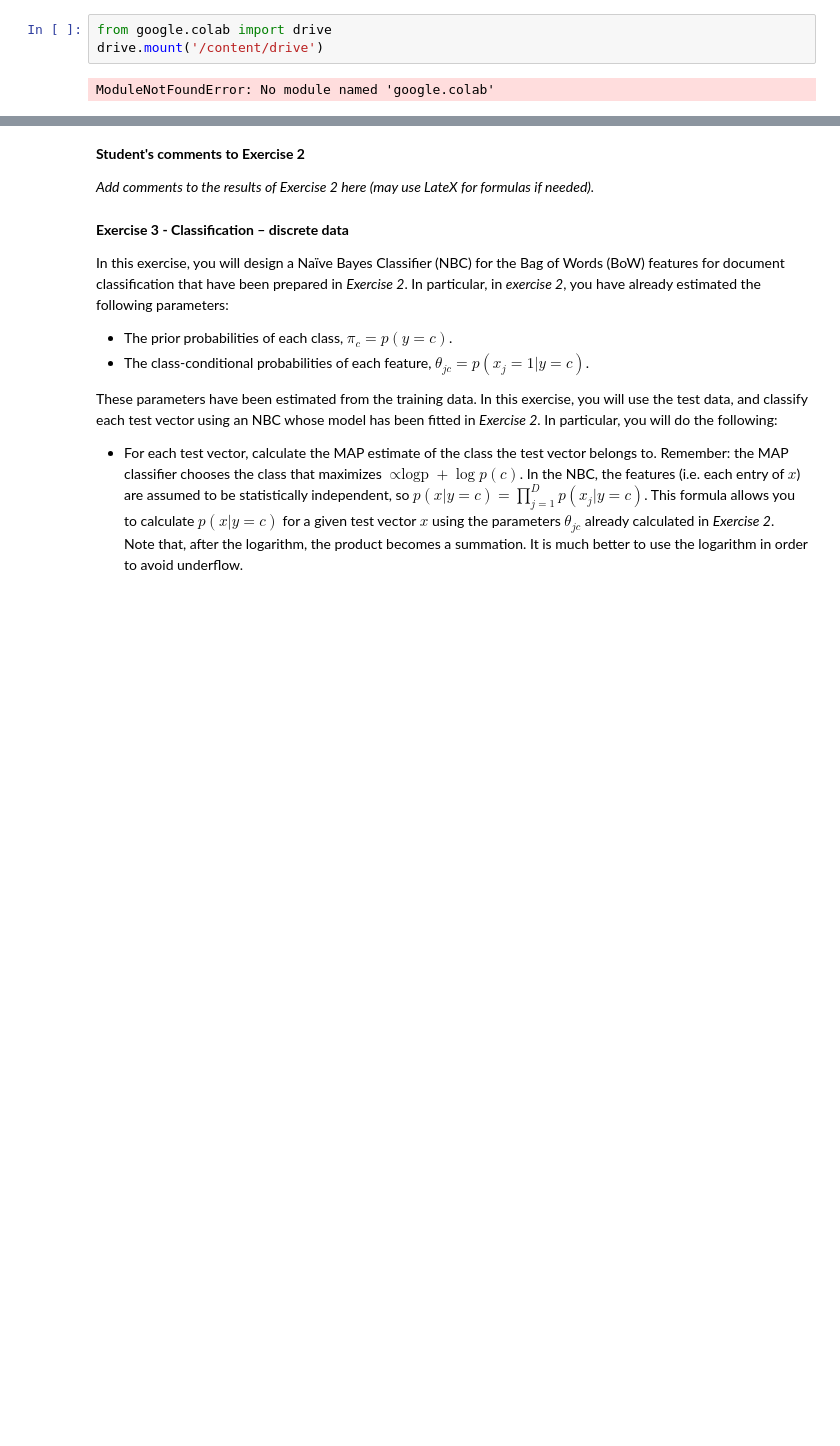
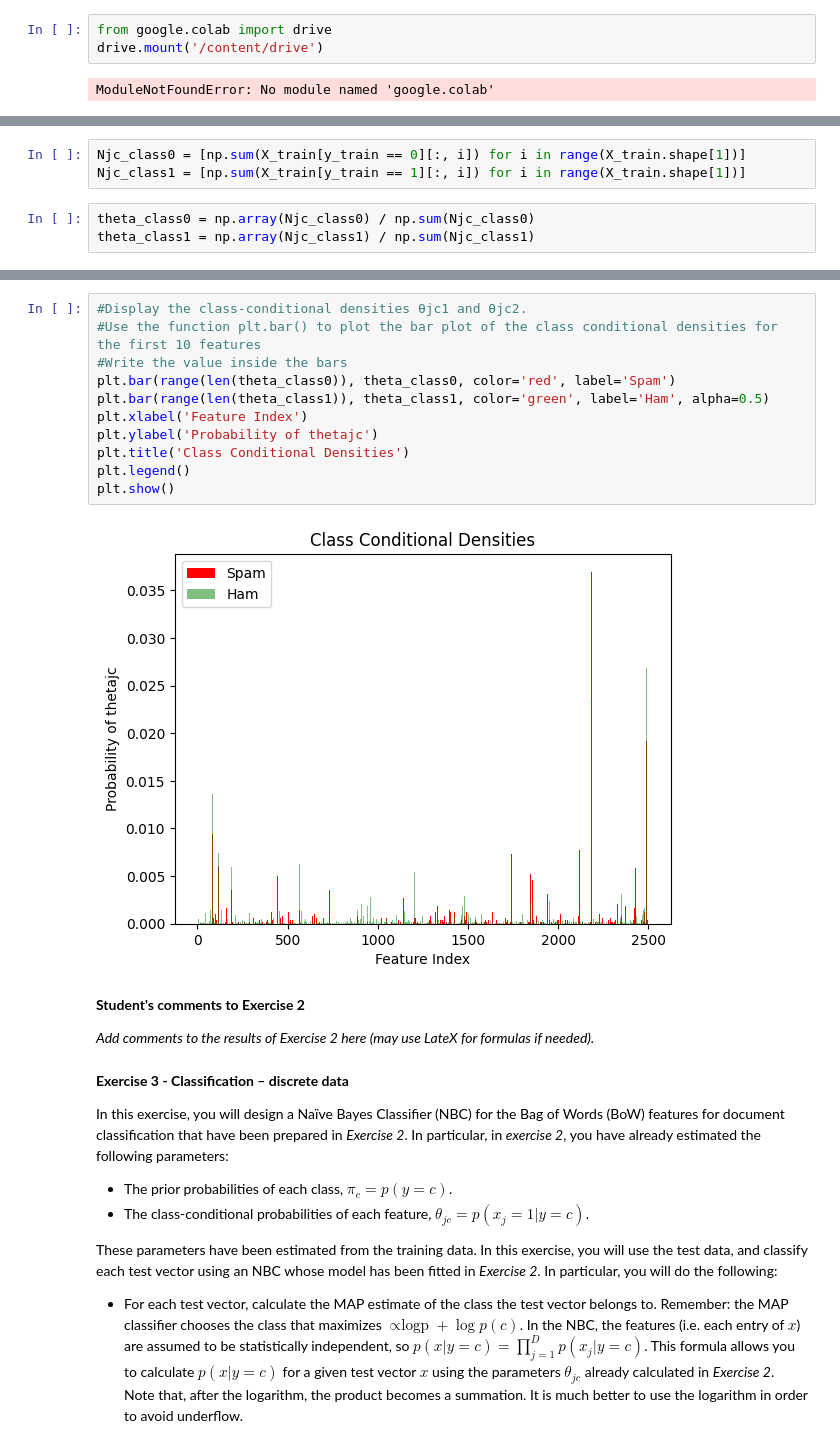
Before and after one commit to A-M-Alizadeh/Statistical-Labs, a Jupyter notebook: Stat Labs/Lab2_v6/Lab2_v6.ipynb, the cells around one changed output, grey strips where cells are left out. Saved outputs shown, nothing was run; the diff lists cells and outputs as text; blank space fills up the shorter version.

```diff
--- a/Stat Labs/Lab2_v6/Lab2_v6.ipynb
+++ b/Stat Labs/Lab2_v6/Lab2_v6.ipynb
@@ -254,0 +253,6 @@ P(Ham): 0.8659368269921034
+# %%
+Njc_class0 = [np.sum(X_train[y_train == 0][:, i]) for i in range(X_train.shape[1])]
+Njc_class1 = [np.sum(X_train[y_train == 1][:, i]) for i in range(X_train.shape[1])]
+# %%
+theta_class0 = np.array(Njc_class0) / np.sum(Njc_class0)
+theta_class1 = np.array(Njc_class1) / np.sum(Njc_class1)
@@ -255,3 +292,16 @@ P(Ham): 0.8659368269921034
+# %%
+#Display the class-conditional densities θjc1 and θjc2.
+#Use the function plt.bar() to plot the bar plot of the class conditional densities for the first 10 features
+#Write the value inside the bars
+plt.bar(range(len(theta_class0)), theta_class0, color='red', label='Spam')
+plt.bar(range(len(theta_class1)), theta_class1, color='green', label='Ham', alpha=0.5)
+plt.xlabel('Feature Index')
+plt.ylabel('Probability of thetajc')
+plt.title('Class Conditional Densities')
+plt.legend()
+plt.show()
+# %% [output]
+[figure, added]
 # %% [markdown]
 **Student's comments to Exercise 2**
 
```
Also changed, not shown: parts of 4 cells of this notebook.
